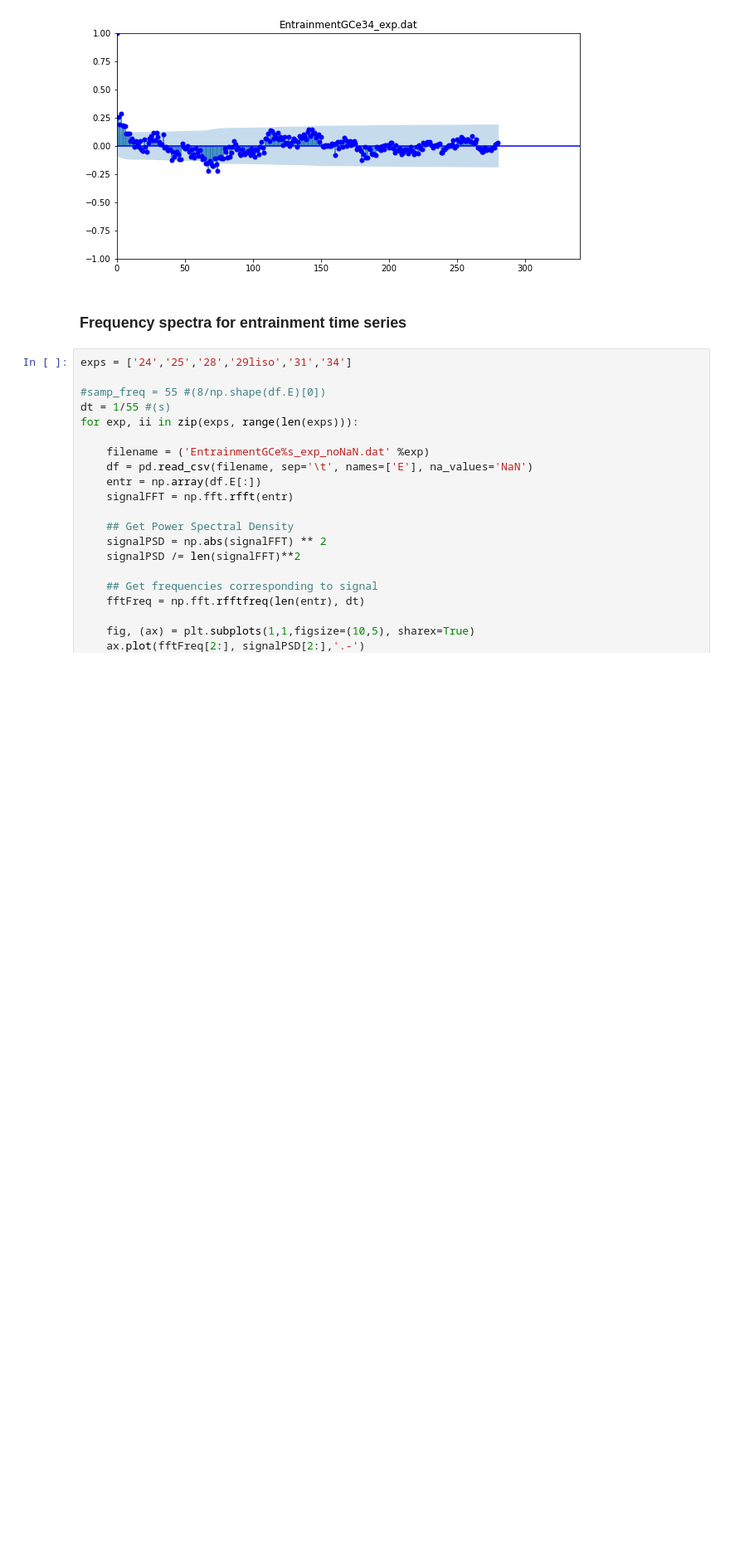
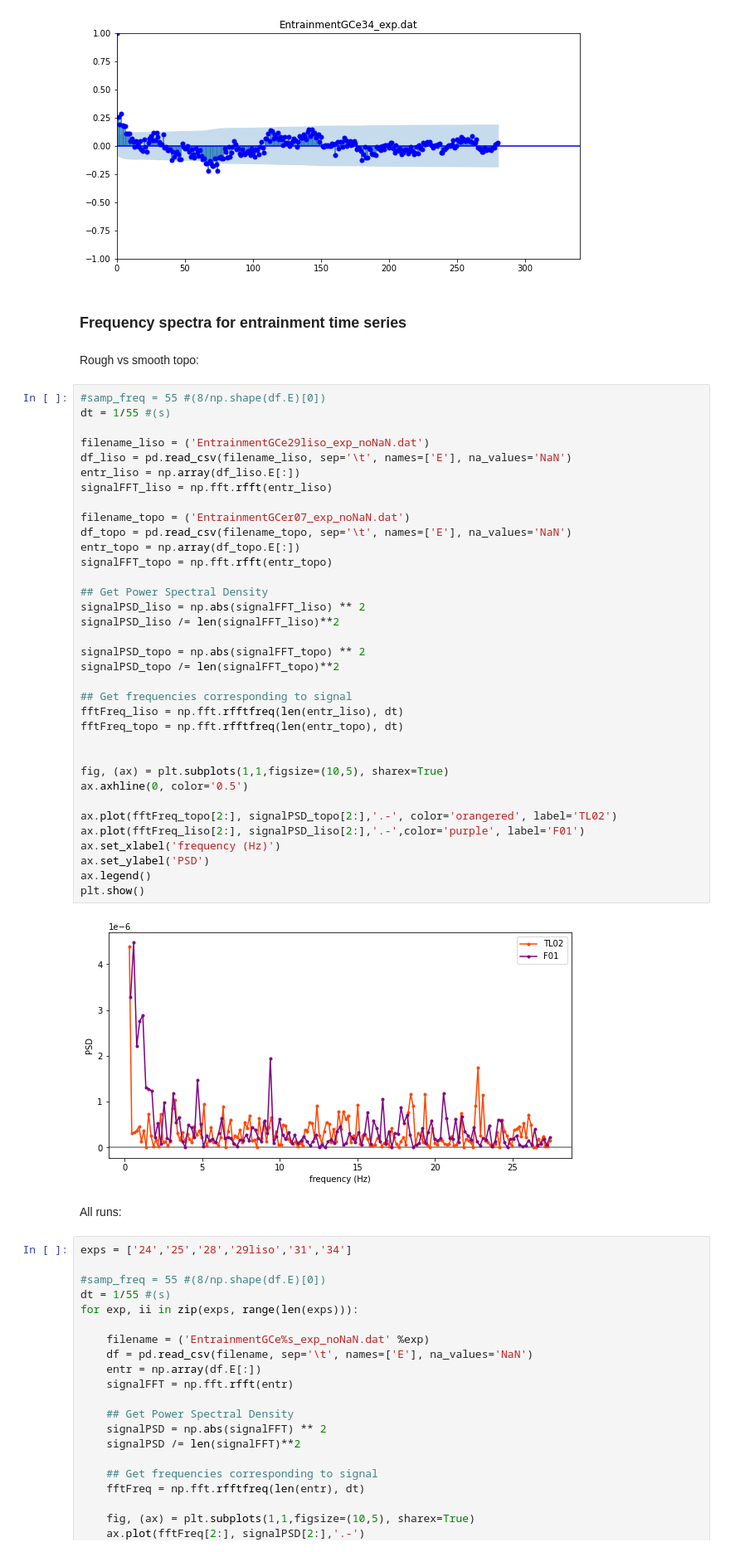
Before and after one commit to anakarinarm/GravityCurrent, a Jupyter notebook: paper_correcciones/pressure_timeseries_analysis.ipynb, the cells around one changed output. Shown at 83% size. Cells and saved outputs as stored; diff of their text form; blank space fills up the shorter version.

```diff
--- a/paper_correcciones/pressure_timeseries_analysis.ipynb
+++ b/paper_correcciones/pressure_timeseries_analysis.ipynb
@@ -182,6 +195,47 @@ for exp, ii in zip(exps, range(len(exps))):
 [figure]
 # %% [markdown]
 ### Frequency spectra for entrainment time series
+# %% [markdown]
+Rough vs smooth topo:
+# %%
+#samp_freq = 55 #(8/np.shape(df.E)[0])
+dt = 1/55 #(s)
+
+filename_liso = ('EntrainmentGCe29liso_exp_noNaN.dat')
+df_liso = pd.read_csv(filename_liso, sep='\t', names=['E'], na_values='NaN')
+entr_liso = np.array(df_liso.E[:])
+signalFFT_liso = np.fft.rfft(entr_liso)
+
+filename_topo = ('EntrainmentGCer07_exp_noNaN.dat')
+df_topo = pd.read_csv(filename_topo, sep='\t', names=['E'], na_values='NaN')
+entr_topo = np.array(df_topo.E[:])
+signalFFT_topo = np.fft.rfft(entr_topo)
+
+## Get Power Spectral Density
+signalPSD_liso = np.abs(signalFFT_liso) ** 2
+signalPSD_liso /= len(signalFFT_liso)**2
+
+signalPSD_topo = np.abs(signalFFT_topo) ** 2
+signalPSD_topo /= len(signalFFT_topo)**2
+
+## Get frequencies corresponding to signal
+fftFreq_liso = np.fft.rfftfreq(len(entr_liso), dt)
+fftFreq_topo = np.fft.rfftfreq(len(entr_topo), dt)
+
+
+fig, (ax) = plt.subplots(1,1,figsize=(10,5), sharex=True)
+ax.axhline(0, color='0.5')
+
+ax.plot(fftFreq_topo[2:], signalPSD_topo[2:],'.-', color='orangered', label='TL02')
+ax.plot(fftFreq_liso[2:], signalPSD_liso[2:],'.-',color='purple', label='F01')
+ax.set_xlabel('frequency (Hz)')
+ax.set_ylabel('PSD')
+ax.legend()
+plt.show()
+# %% [output]
+[figure, added]
+# %% [markdown]
+All runs:
 # %%
 exps = ['24','25','28','29liso','31','34']
 
```
Also changed, not shown: parts of 4 cells of this notebook.
